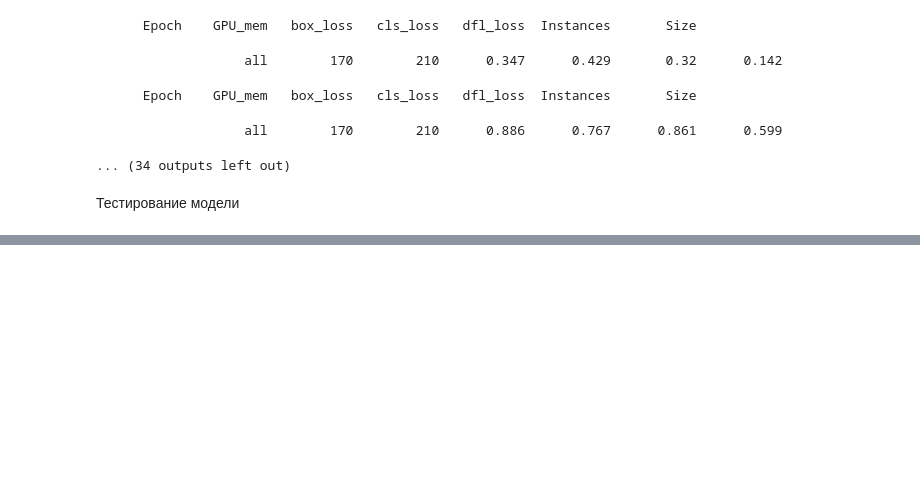
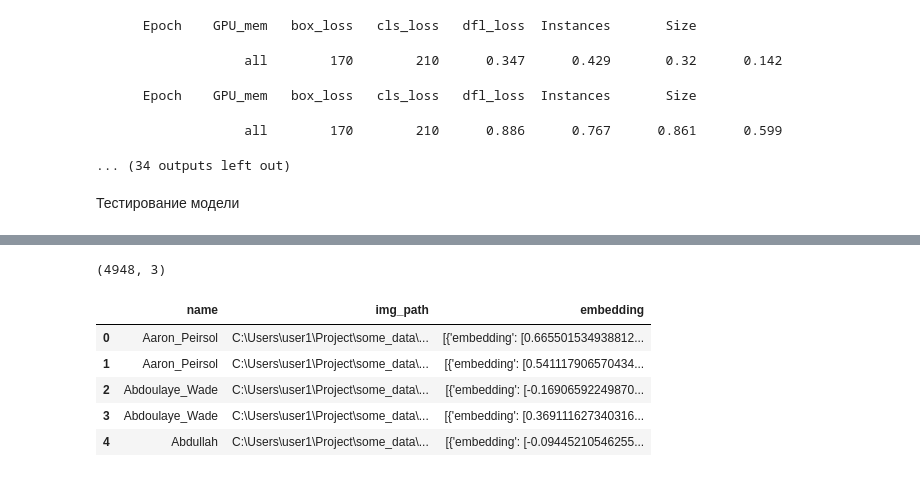
Before and after one commit to Rainfue/face_recognition, a Jupyter notebook: Module_2/Report_m2.ipynb, the cells around one changed output, grey strips where cells are left out. Cells and saved outputs as stored; diff of their text form; code cells hidden in the pictures; blank space fills up the shorter version.

```diff
--- a/Module_2/Report_m2.ipynb
+++ b/Module_2/Report_m2.ipynb
@@ -303,0 +535,12 @@ Speed: 16.3ms preprocess, 345.5ms inference, 4.6ms postprocess per image at shap
+# %%
+train_df = df1.sort_values('name', ignore_index=True)
+print(df1.shape)
+train_df.head()
+# %% [output]
+(4948, 3)
+|  | name | img_path | embedding |
+| 0 | Aaron_Peirsol | C:\Users\user1\Project\some_data\... | [{'embedding': [0.665501534938812... |
+| 1 | Aaron_Peirsol | C:\Users\user1\Project\some_data\... | [{'embedding': [0.541117906570434... |
+| 2 | Abdoulaye_Wade | C:\Users\user1\Project\some_data\... | [{'embedding': [-0.16906592249870... |
+| 3 | Abdoulaye_Wade | C:\Users\user1\Project\some_data\... | [{'embedding': [0.369111627340316... |
+| 4 | Abdullah | C:\Users\user1\Project\some_data\... | [{'embedding': [-0.09445210546255... |
```
Also changed, not shown: parts of 25 cells of this notebook, 11 other files.
